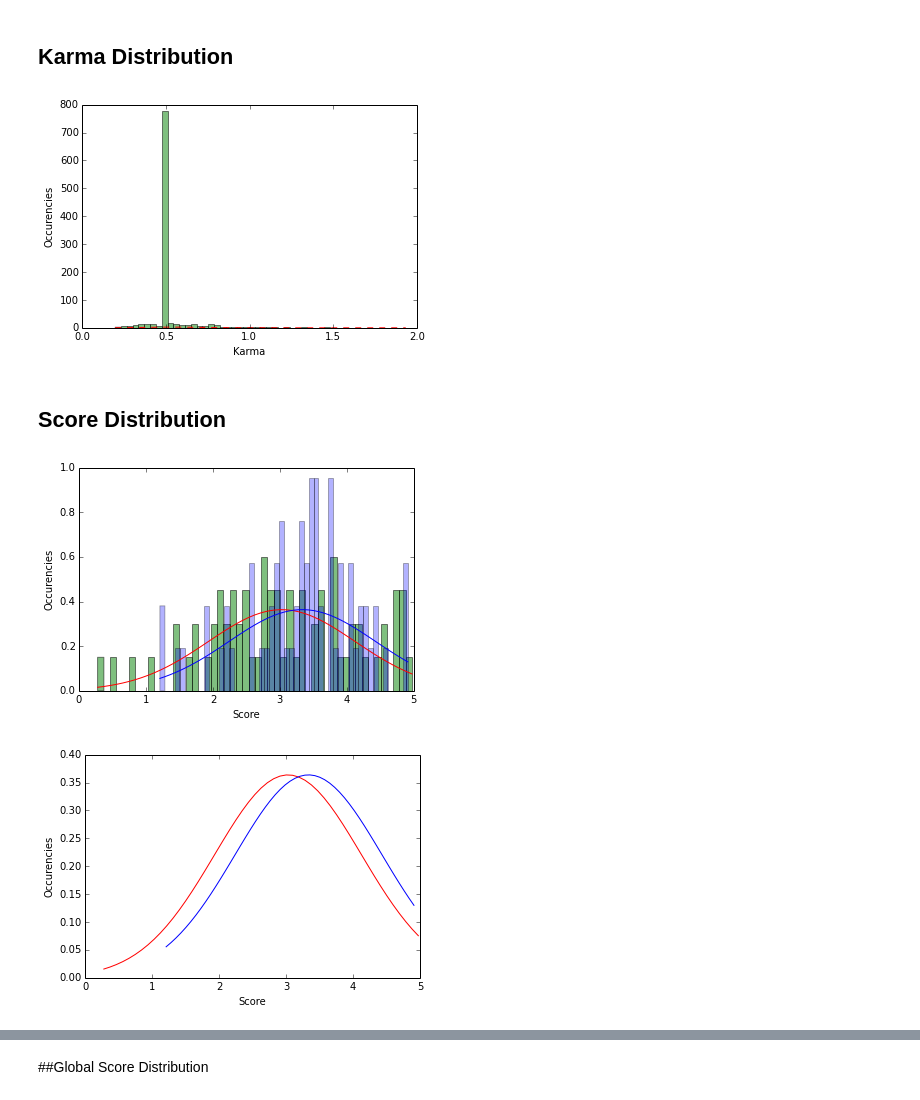
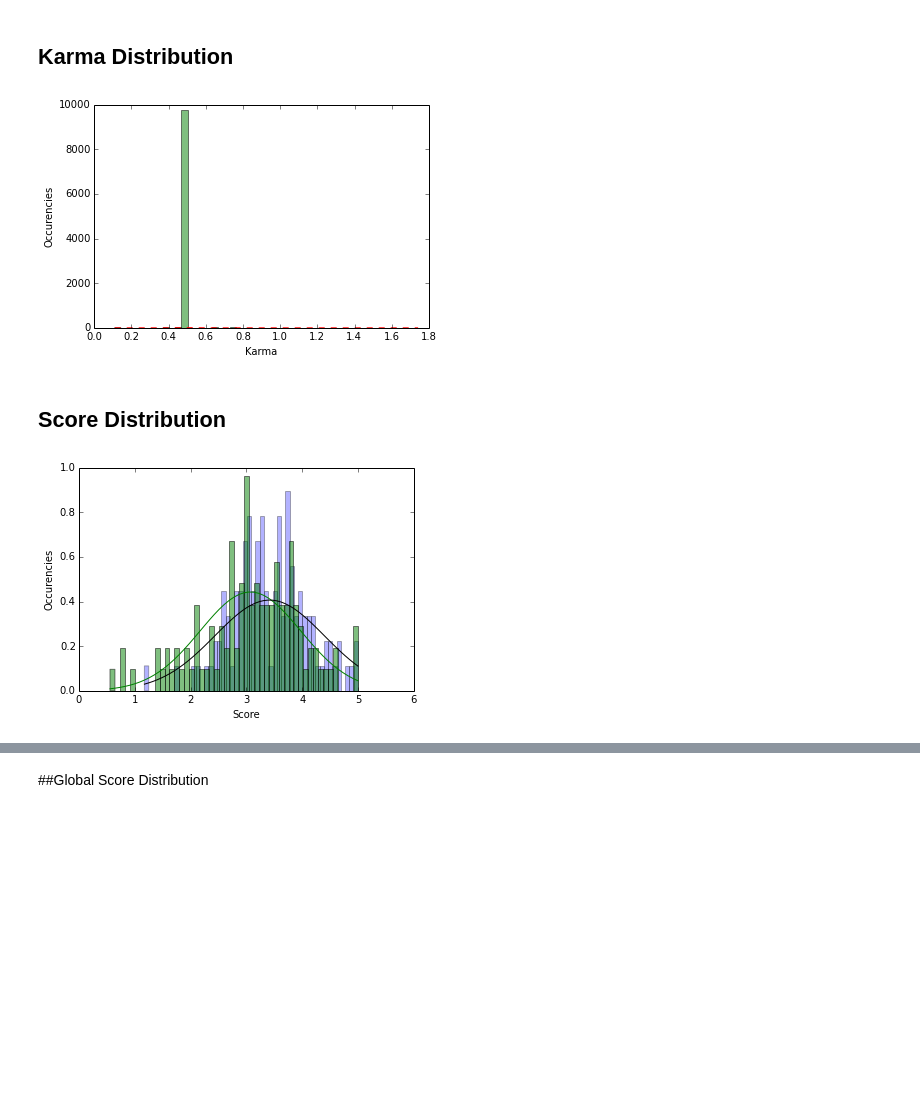
Before and after one commit to gitlinks/notebooks, a Jupyter notebook: Karma and Score Simulation.ipynb, the cells around one changed output, grey strips where cells are left out. Saved outputs shown, nothing was run; the diff lists cells and outputs as text; code cells hidden in the pictures; blank space fills up the shorter version.

```diff
--- a/Karma and Score Simulation.ipynb
+++ b/Karma and Score Simulation.ipynb
@@ -10,7 +10,7 @@ from faker import Factory
 MAX_REPO_COMMIT_COUNT = 4000
 MAX_PUSH_COMMIT_COUNT = 10
 NUMBER_OF_REPOS = 400
-NUMBER_OF_USERS = 1000
+NUMBER_OF_USERS = 10000
 NUMBER_OF_PUSHS = 1000
 NUMBER_OF_RATINGS = 100
 AVERALL_AVERAGE_RATE = 0.7
@@ -209,38 +212,39 @@ plt.xlabel('Karma')
 plt.ylabel('Occurencies')
 plt.show()
 # %% [output]
-[figure, old version]
+[figure, new version]
 # %% [markdown]
 ## Score Distribution
 # %%
-scores = []
+def plot_bins(score_key, color, alpha=0.5):
+    scores = []
+    for repo_id, repo in repos.iteritems():
+        if repo['score'] > 0:
+            scores.append(repo[score_key])
+    n, bins, patches = plt.hist(scores, 50, normed=True, facecolor=color, alpha=alpha)
+    plot_score_distribution(scores, bins, color)
+
+def plot_score_distribution(scores, bins, color):
+    mu = np.mean(scores)
+    sigma = np.std(scores)
+    y = mlab.normpdf(bins, mu, sigma)
+    plt.plot(bins, y, color)
+
 true_scores = []
 for repo_id, repo in repos.iteritems():
     if repo['score'] > 0:
-        scores.append(repo['score'])
-        true_scores.append(np.mean(repo['true_ratings'].values()))
+        true_scores.append(compute_score_from_rating(repo['true_ratings']))
 
-n, bins, patches = plt.hist(scores, 50, normed=True, facecolor='green', alpha=0.5)
 n, true_bins, true_patches = plt.hist(true_scores, 50, normed=True, facecolor='blue', alpha=0.3)
 
-mu = np.mean(scores)
-sigma = np.std(scores)
 true_mu = np.mean(true_scores)
 true_sigma = np.std(scores)
+true_y = mlab.normpdf(true_bins, true_mu, true_sigma)
 
-y = mlab.normpdf(bins, mu, sigma)
-true_y = mlab.normpdf(true_bins, true_mu, true_sigma)
-plt.plot(bins, y, 'r')
-plt.plot(true_bins, true_y, 'b')
+plot_bins('score', 'green')
+plt.plot(true_bins, true_y, 'black')
 plt.xlabel('Score')
 plt.ylabel('Occurencies')
 plt.show()
-
-plt.plot(bins, y, 'r')
-plt.plot(true_bins, true_y, 'b')
-plt.xlabel('Score')
-plt.ylabel('Occurencies')
-plt.show()
 # %% [output]
-[figure, old version]
+[figure, new version]
-[figure, removed]
```
Also changed, not shown: parts of 5 cells of this notebook.
